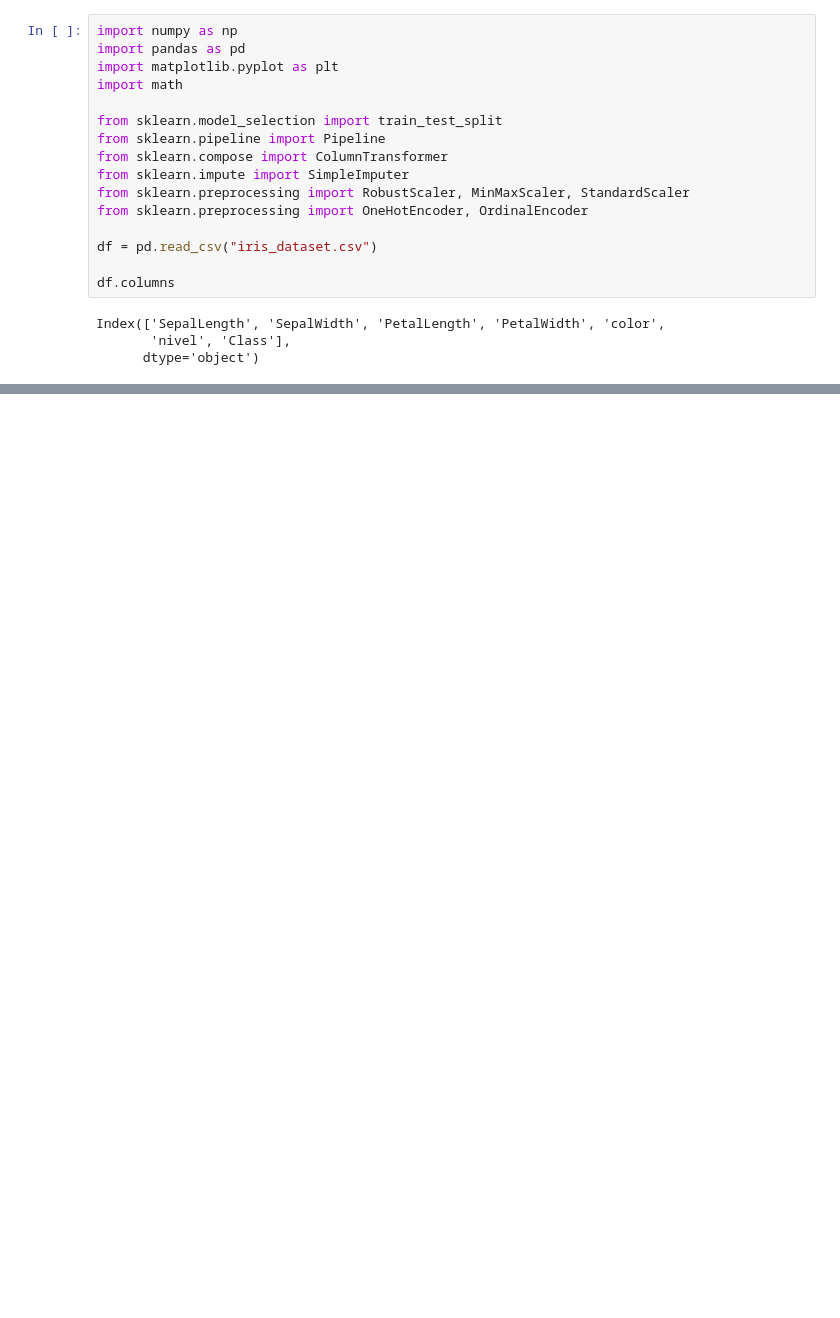
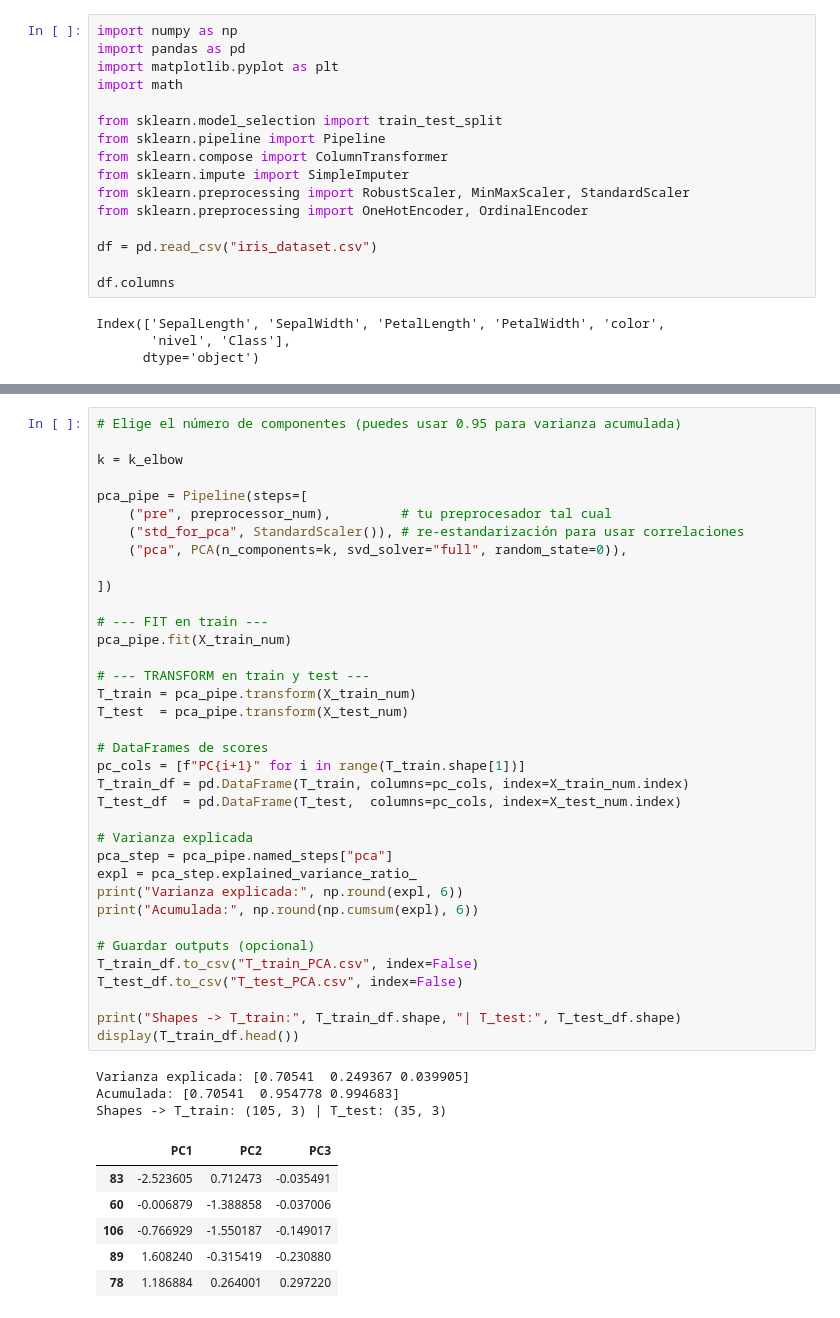
Before and after one commit to Angel751658/Preprocesamiento_PCA, a Jupyter notebook: Preprocesamiento_PCA.ipynb, the cells around one changed output, grey strips where cells are left out. Drawn from its saved outputs; the diff is of its cells as text; blank space fills up the shorter version.

```diff
--- a/Preprocesamiento_PCA.ipynb
+++ b/Preprocesamiento_PCA.ipynb
@@ -50,0 +427,46 @@ memory usage: 7.8+ KB
+# %%
+# Elige el número de componentes (puedes usar 0.95 para varianza acumulada)
+
+k = k_elbow
+
+pca_pipe = Pipeline(steps=[
+    ("pre", preprocessor_num),         # tu preprocesador tal cual
+    ("std_for_pca", StandardScaler()), # re-estandarización para usar correlaciones
+    ("pca", PCA(n_components=k, svd_solver="full", random_state=0)),
+
+])
+
+# --- FIT en train ---
+pca_pipe.fit(X_train_num)
+
+# --- TRANSFORM en train y test ---
+T_train = pca_pipe.transform(X_train_num)
+T_test  = pca_pipe.transform(X_test_num)
+
+# DataFrames de scores
+pc_cols = [f"PC{i+1}" for i in range(T_train.shape[1])]
+T_train_df = pd.DataFrame(T_train, columns=pc_cols, index=X_train_num.index)
+T_test_df  = pd.DataFrame(T_test,  columns=pc_cols, index=X_test_num.index)
+
+# Varianza explicada
+pca_step = pca_pipe.named_steps["pca"]
+expl = pca_step.explained_variance_ratio_
+print("Varianza explicada:", np.round(expl, 6))
+print("Acumulada:", np.round(np.cumsum(expl), 6))
+
+# Guardar outputs (opcional)
+T_train_df.to_csv("T_train_PCA.csv", index=False)
+T_test_df.to_csv("T_test_PCA.csv", index=False)
+
+print("Shapes -> T_train:", T_train_df.shape, "| T_test:", T_test_df.shape)
+display(T_train_df.head())
+# %% [output]
+Varianza explicada: [0.70541  0.249367 0.039905]
+Acumulada: [0.70541  0.954778 0.994683]
+Shapes -> T_train: (105, 3) | T_test: (35, 3)
+|  | PC1 | PC2 | PC3 |
+| 83 | -2.523605 | 0.712473 | -0.035491 |
+| 60 | -0.006879 | -1.388858 | -0.037006 |
+| 106 | -0.766929 | -1.550187 | -0.149017 |
+| 89 | 1.608240 | -0.315419 | -0.230880 |
+| 78 | 1.186884 | 0.264001 | 0.297220 |
```
Also changed, not shown: parts of 17 cells of this notebook.
